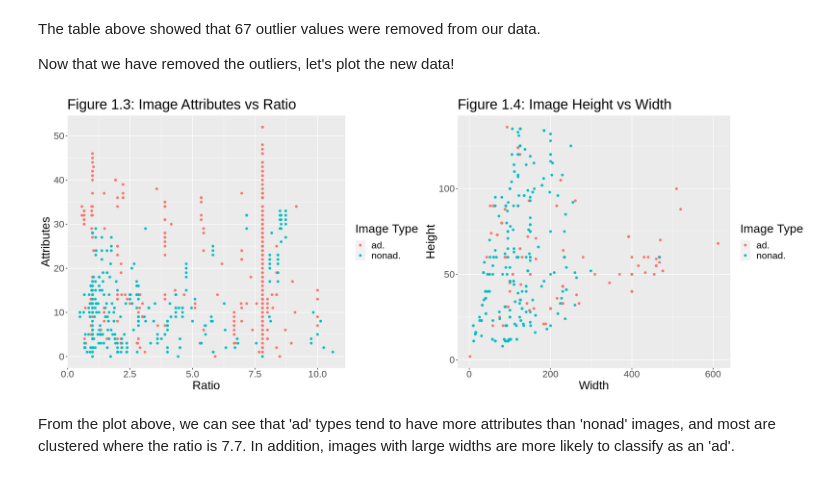
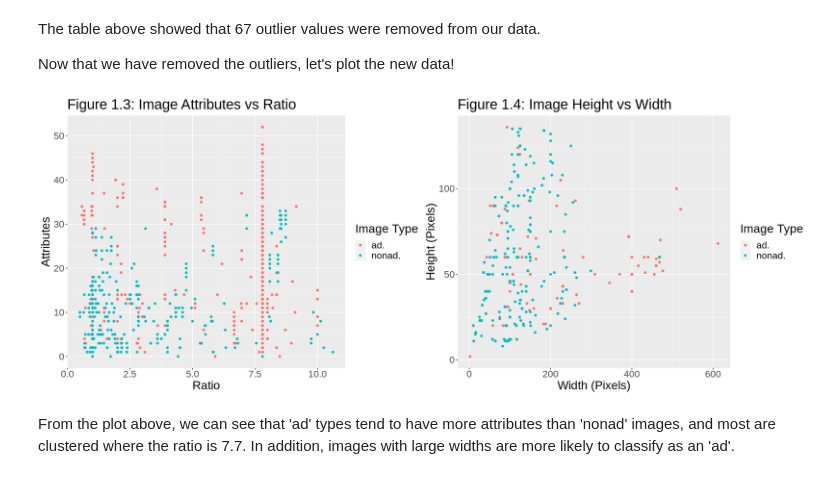
Before and after one commit to msamanthaf/Ad_Classification_DSCI, a Jupyter notebook: Final_Project_Ad_Classification.ipynb, the cells around one changed output. Saved outputs shown, nothing was run; the diff lists cells and outputs as text; code cells hidden in the pictures.

```diff
--- a/Final_Project_Ad_Classification.ipynb
+++ b/Final_Project_Ad_Classification.ipynb
@@ -211,31 +215,31 @@ Now that we have removed the outliers, let's plot the new data!
 # %%
 # Set plot sizes
 options(repr.plot.width = 18, repr.plot.height = 7)
 
 # Plot the new relationship between image ratio and attributes to type
 new_plot_ar <- ad_cleaned |>
                ggplot(aes(x = Ratio, y = Attributes, color = Type)) +
                geom_point()  +
                xlab("Ratio") +
                ylab("Attributes") +
                labs(colour = "Image Type") +
                ggtitle("Figure 1.3: Image Attributes vs Ratio")+
                theme(text = element_text(size=20))
 
 # Plot the new relationship between image width and height to type
 new_plot_hw <- ad_cleaned |>
                ggplot(aes(x = Width, y = Height, color = Type)) +
                geom_point()  +
-               xlab("Width") +
-               ylab("Height") +
+               xlab("Width (Pixels)") +
+               ylab("Height (Pixels)") +
                labs(colour = "Image Type") +
                ggtitle("Figure 1.4: Image Height vs Width")+
                theme(text = element_text(size=20))
 
 # Place plots next to each other
 plot_grid(new_plot_ar, new_plot_hw, ncol = 2)
 # %% [output]
-[figure, old version]
+[figure, new version]
 # %% [markdown]
 From the plot above, we can see that 'ad' types tend to have more attributes than 'nonad' images, and most are clustered where the ratio is 7.7. In addition, images with large widths are more likely to classify as an 'ad'.
 # %% [markdown]
```
Also changed, not shown: parts of 13 cells of this notebook.
